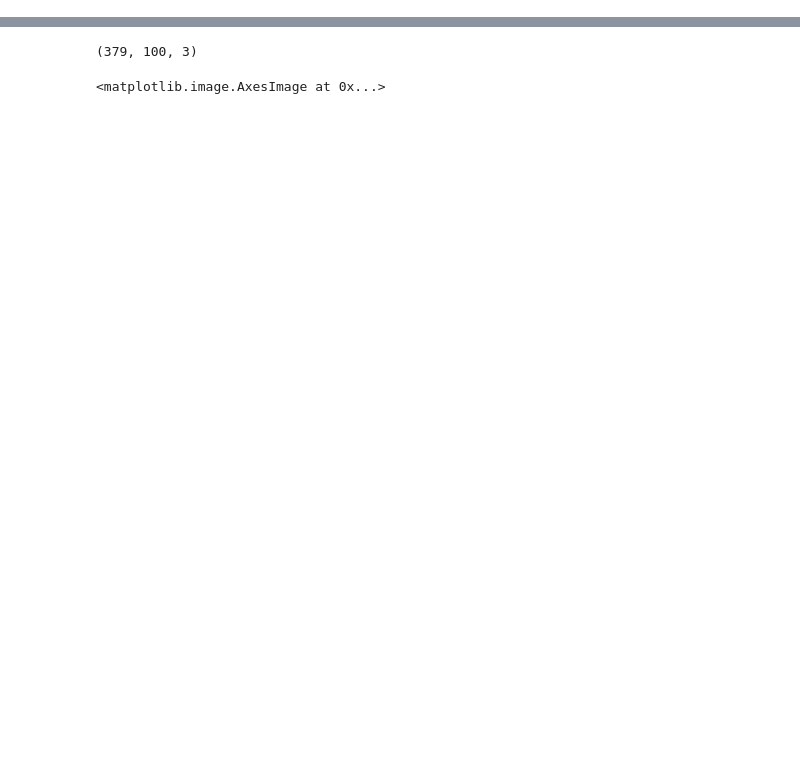
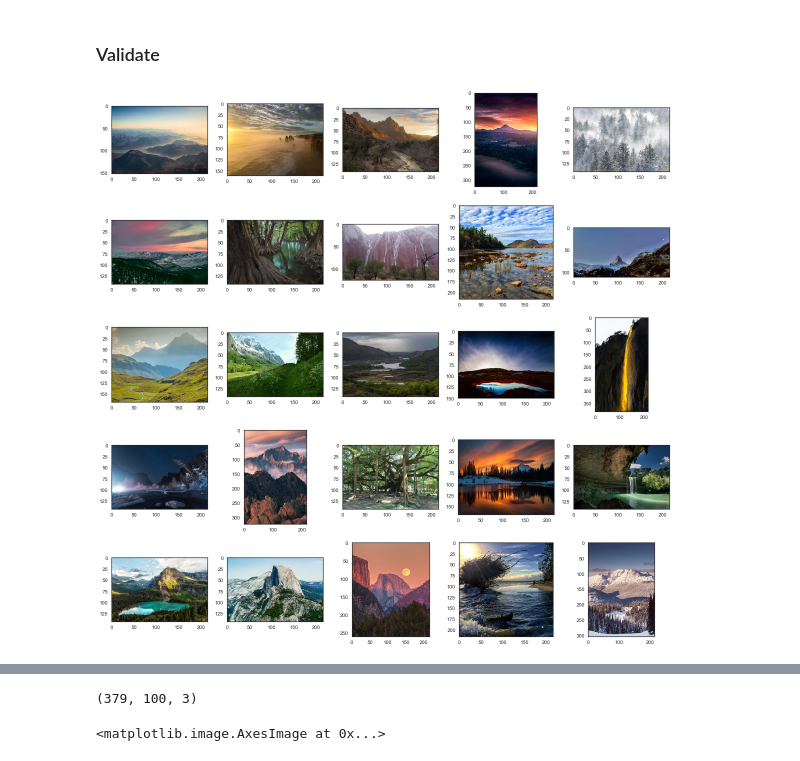
Before and after one commit to Anylytics/earth_colors, a Jupyter notebook: gokul_sandbox/1021 Testing.ipynb, the cells around one changed output, grey strips where cells are left out. Cells and saved outputs as stored; diff of their text form; code cells hidden in the pictures; blank space fills up the shorter version.

```diff
--- a/gokul_sandbox/1021 Testing.ipynb
+++ b/gokul_sandbox/1021 Testing.ipynb
@@ -48,0 +114,13 @@ def parseOutput(inp):
+# %% [markdown]
+### Validate
+# %%
+validateFileNames = map(lambda x: x[0], groupedImages['winter'])
+validateImages = [ndimage.imread(imageName,mode='RGB') for imageName in validateFileNames]
+shuffle(validateImages)
+# %%
+fig(figsize=(20,20))
+for idx in range(25):
+    plt.subplot(5,5,idx+1)
+    plt.imshow(validateImages[idx])
+# %% [output]
+[figure, added]
```
Also changed, not shown: parts of 17 cells of this notebook, 1 other file.
